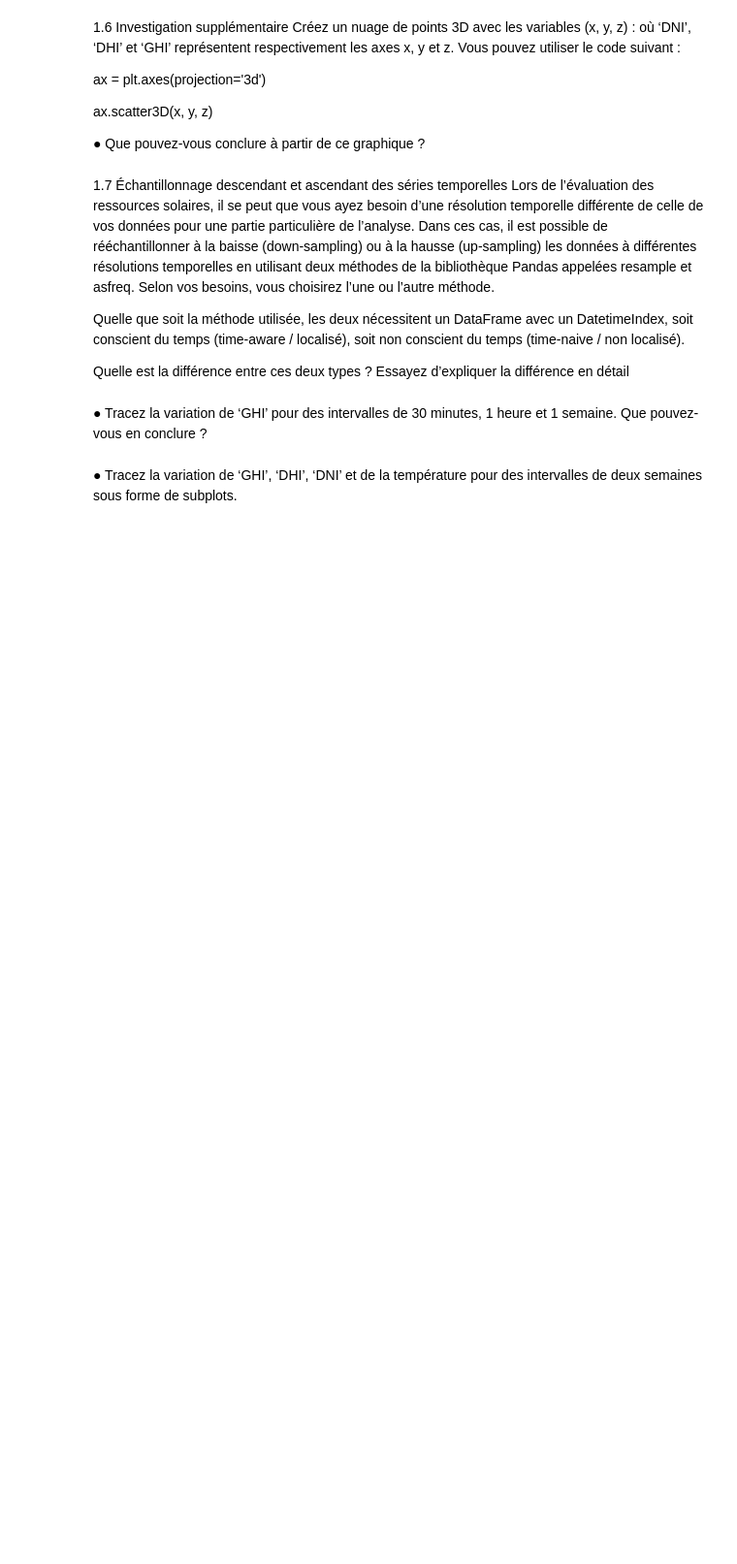
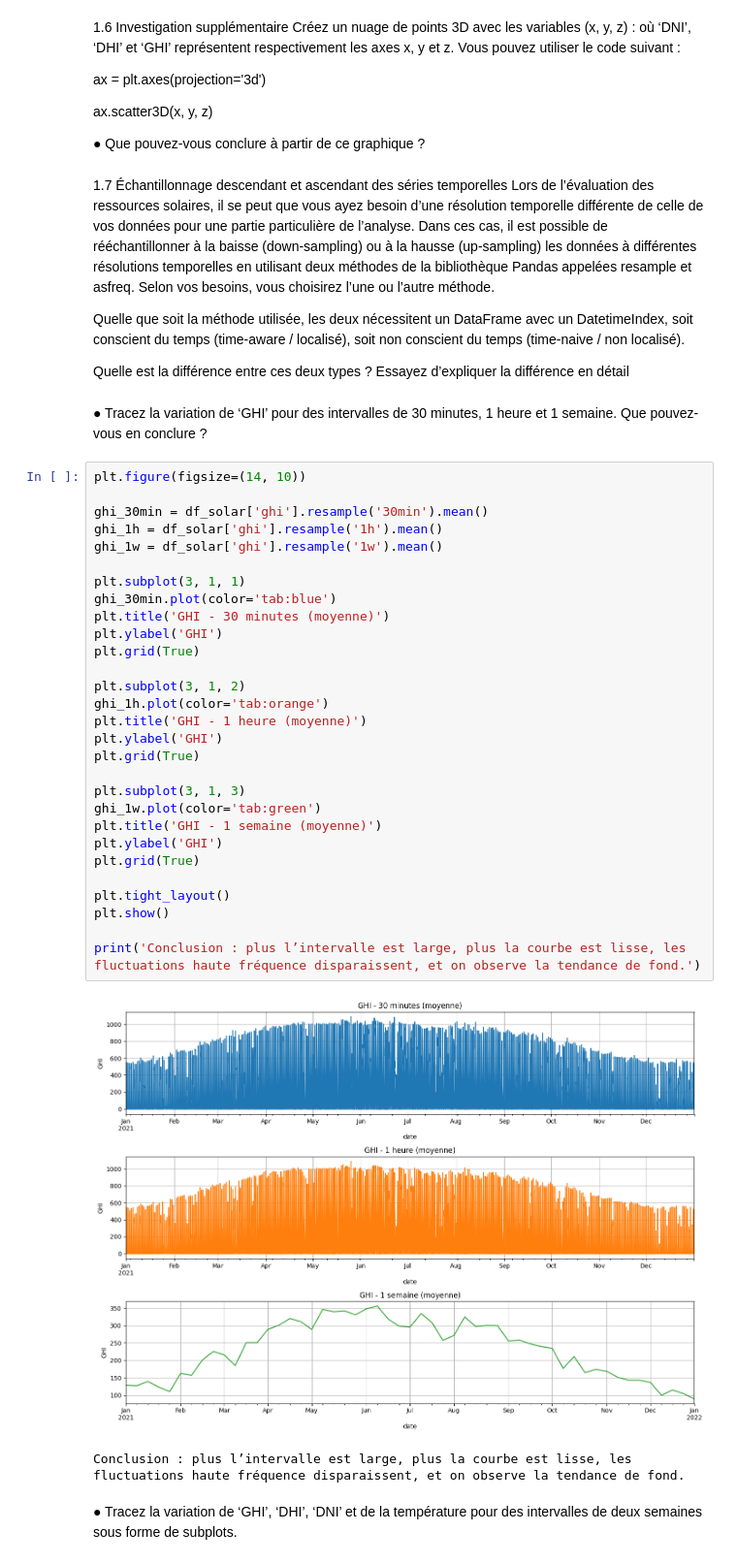
Before and after one commit to Maxime-Mig/Analyse_Visu, a Jupyter notebook: TD2/TD2.ipynb, the cells around one changed output. Shown at 97% size. Saved outputs shown, nothing was run; the diff lists cells and outputs as text; blank space fills up the shorter version.

```diff
--- a/TD2/TD2.ipynb
+++ b/TD2/TD2.ipynb
@@ -728,6 +768,38 @@ Quelle est la différence entre ces deux types ? Essayez d’expliquer la diffé
 # %% [markdown]
 ● Tracez la variation de ‘GHI’ pour des intervalles de 30 minutes, 1 heure et 1 semaine.
 Que pouvez-vous en conclure ?
+# %%
+plt.figure(figsize=(14, 10))
+
+ghi_30min = df_solar['ghi'].resample('30min').mean()
+ghi_1h = df_solar['ghi'].resample('1h').mean()
+ghi_1w = df_solar['ghi'].resample('1w').mean()
+
+plt.subplot(3, 1, 1)
+ghi_30min.plot(color='tab:blue')
+plt.title('GHI - 30 minutes (moyenne)')
+plt.ylabel('GHI')
+plt.grid(True)
+
+plt.subplot(3, 1, 2)
+ghi_1h.plot(color='tab:orange')
+plt.title('GHI - 1 heure (moyenne)')
+plt.ylabel('GHI')
+plt.grid(True)
+
+plt.subplot(3, 1, 3)
+ghi_1w.plot(color='tab:green')
+plt.title('GHI - 1 semaine (moyenne)')
+plt.ylabel('GHI')
+plt.grid(True)
+
+plt.tight_layout()
+plt.show()
+
+print('Conclusion : plus l’intervalle est large, plus la courbe est lisse, les fluctuations haute fréquence disparaissent, et on observe la tendance de fond.')
+# %% [output]
+[figure, added]
+Conclusion : plus l’intervalle est large, plus la courbe est lisse, les fluctuations haute fréquence disparaissent, et on observe la tendance de fond.
 # %% [markdown]
 ● Tracez la variation de ‘GHI’, ‘DHI’, ‘DNI’ et de la température pour des intervalles de
 deux semaines sous forme de subplots.
```
Also changed, not shown: parts of 4 cells of this notebook.
